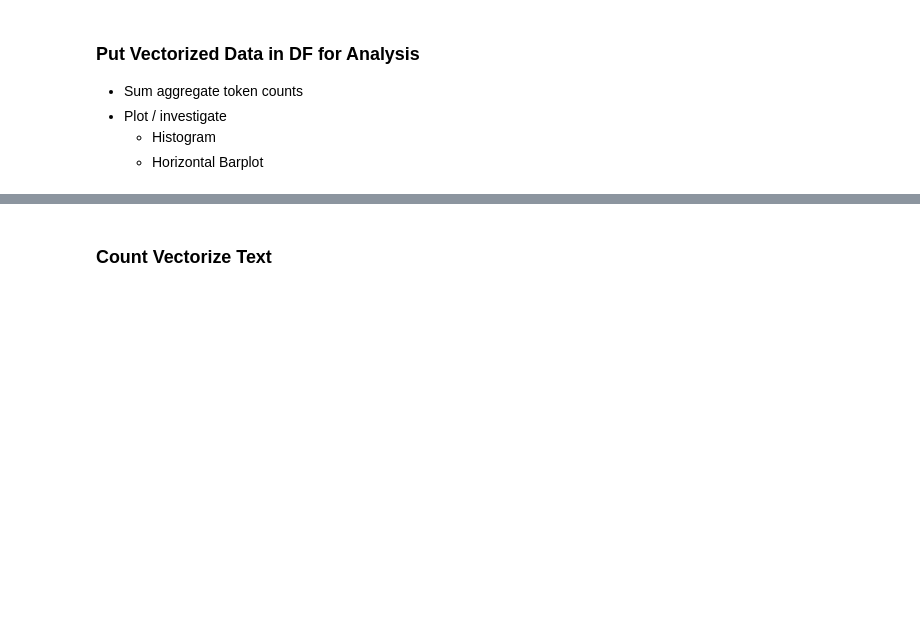
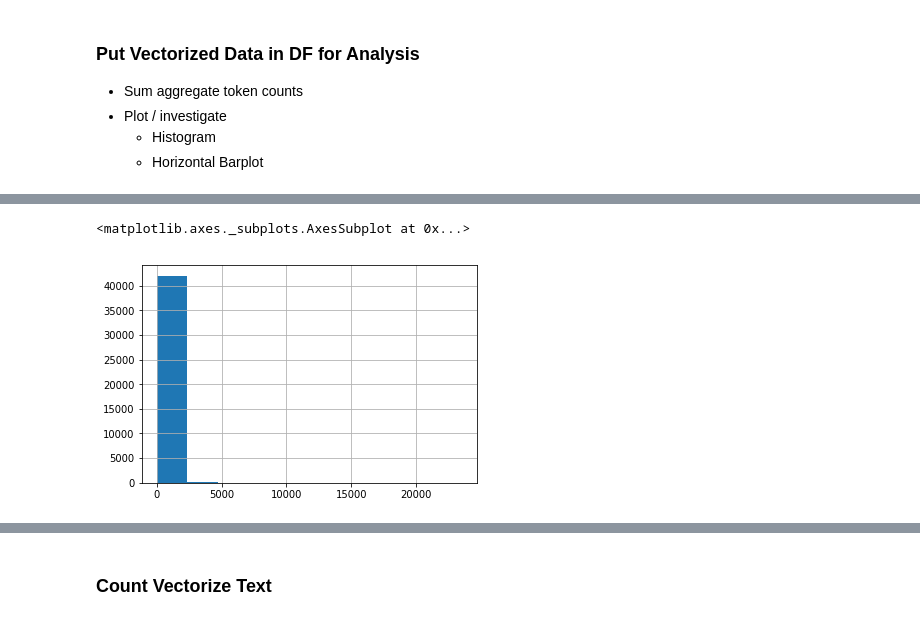
Before and after one commit to Hadeishi/Capstone_3, a Jupyter notebook: 5_NLP-Count_Vectorizer.ipynb, the cells around one changed output, grey strips where cells are left out. Cells and saved outputs as stored; diff of their text form; code cells hidden in the pictures; blank space fills up the shorter version.

```diff
--- a/5_NLP-Count_Vectorizer.ipynb
+++ b/5_NLP-Count_Vectorizer.ipynb
@@ -138,3 +140,5 @@ feature_names = vec.get_feature_names()
+# %%
+text = pd.DataFrame.to_dense(data_features)
 # %%
-# sum_text = text.sum()
+sum_text = text.sum()
 # %%
@@ -144 +164,6 @@ feature_names = vec.get_feature_names()
+# %%
+sum_text.hist()
+# %% [output]
+<matplotlib.axes._subplots.AxesSubplot at 0x...>
+[figure, added]
 # %%
```
Also changed, not shown: parts of 17 cells of this notebook, 3 other files.
